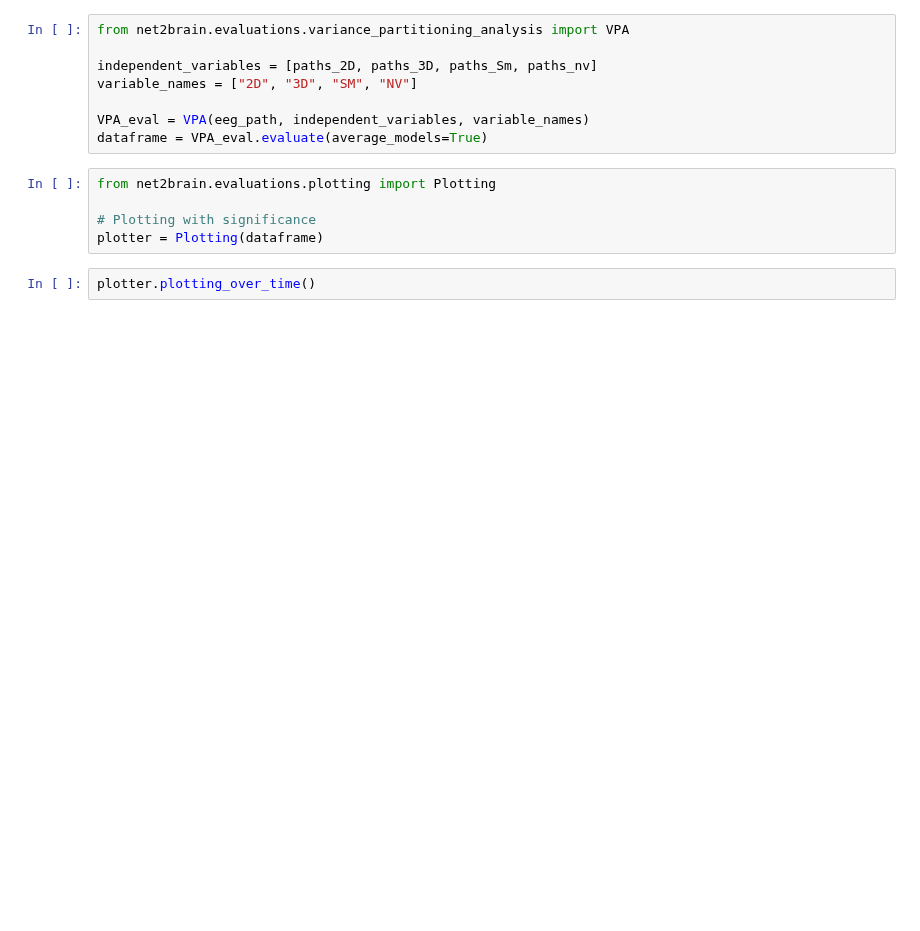
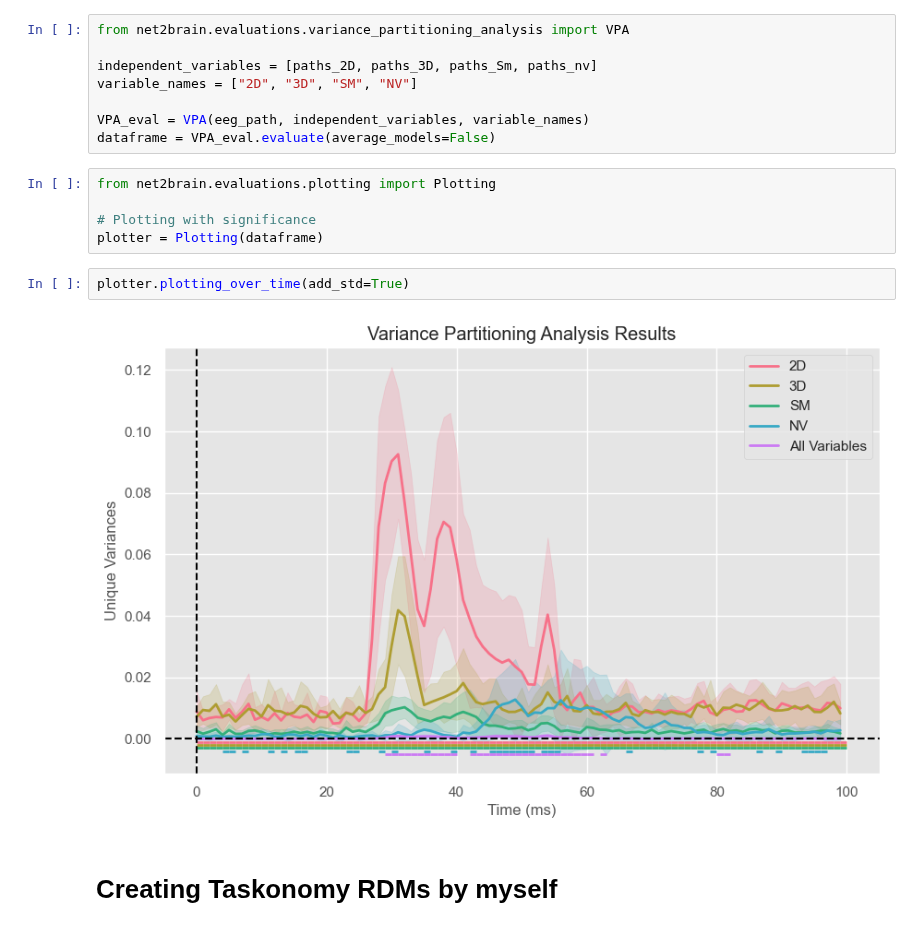
Before and after one commit to cvai-roig-lab/Net2Brain, a Jupyter notebook: test.ipynb, the cells around one changed output. Cells and saved outputs as stored; diff of their text form; blank space fills up the shorter version.

Commit message:
Fixed Taskonomy and RDM opening error in VPA

```diff
--- a/test.ipynb
+++ b/test.ipynb
@@ -73,11 +73,15 @@ independent_variables = [paths_2D, paths_3D, paths_Sm, paths_nv]
 variable_names = ["2D", "3D", "SM", "NV"]
 
 VPA_eval = VPA(eeg_path, independent_variables, variable_names)
-dataframe = VPA_eval.evaluate(average_models=True)
+dataframe = VPA_eval.evaluate(average_models=False)
 # %%
 from net2brain.evaluations.plotting import Plotting
 
 # Plotting with significance
 plotter = Plotting(dataframe)
 # %%
-plotter.plotting_over_time()
+plotter.plotting_over_time(add_std=True)
+# %% [output]
+[figure, added]
+# %% [markdown]
+# Creating Taskonomy RDMs by myself
```
Also changed, not shown: parts of 6 cells of this notebook, 3 other files.
